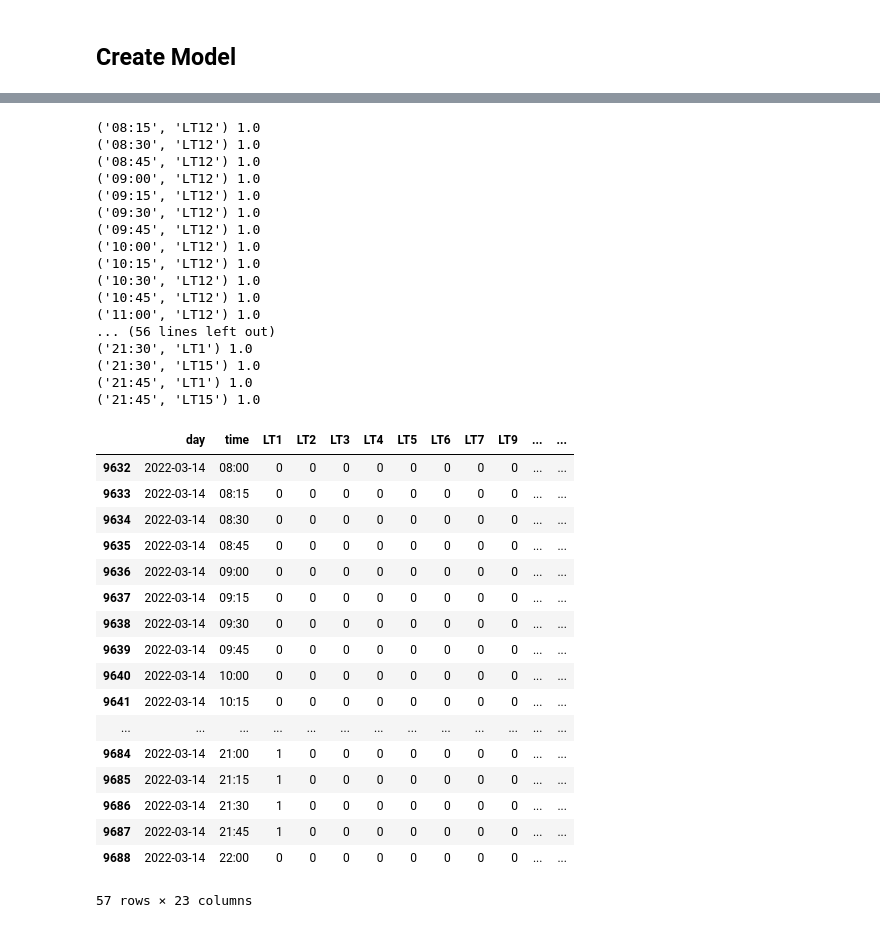
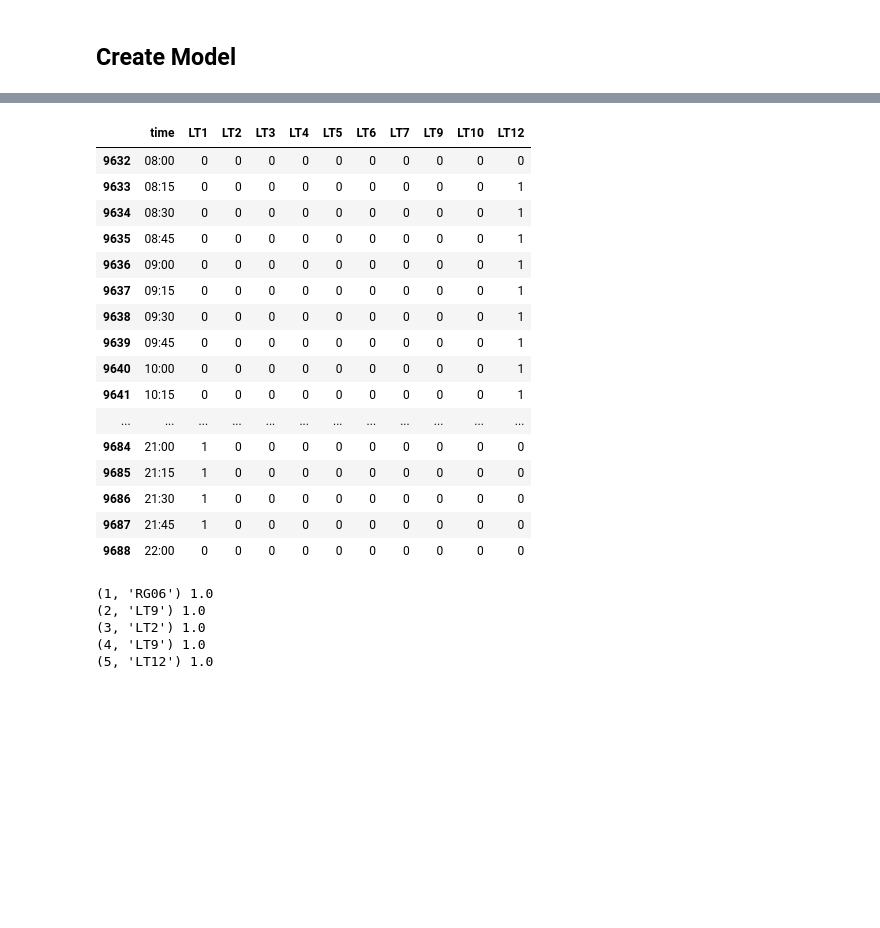
Before and after one commit to kazmer97/am13-group-project, a Jupyter notebook: project-prototype.ipynb, the cells around one changed output, grey strips where cells are left out. Drawn from its saved outputs; the diff is of its cells as text; code cells hidden in the pictures; blank space fills up the shorter version.

```diff
--- a/project-prototype.ipynb
+++ b/project-prototype.ipynb
@@ -350,43 +384,30 @@ x=test.get_booking_variables()
+# %%
+test.daily_table.loc[(test.daily_table.day == '2022-03-14') & (test.daily_table.time >= '08:00')& (test.daily_table.time <= '22:00'), "time":"LT12"]
+# %% [output]
+|  | time | LT1 | LT2 | LT3 | LT4 | LT5 | LT6 | LT7 | LT9 | LT10 | LT12 |
+| 9632 | 08:00 | 0 | 0 | 0 | 0 | 0 | 0 | 0 | 0 | 0 | 0 |
+| 9633 | 08:15 | 0 | 0 | 0 | 0 | 0 | 0 | 0 | 0 | 0 | 1 |
+| 9634 | 08:30 | 0 | 0 | 0 | 0 | 0 | 0 | 0 | 0 | 0 | 1 |
+| 9635 | 08:45 | 0 | 0 | 0 | 0 | 0 | 0 | 0 | 0 | 0 | 1 |
+| 9636 | 09:00 | 0 | 0 | 0 | 0 | 0 | 0 | 0 | 0 | 0 | 1 |
+| 9637 | 09:15 | 0 | 0 | 0 | 0 | 0 | 0 | 0 | 0 | 0 | 1 |
+| 9638 | 09:30 | 0 | 0 | 0 | 0 | 0 | 0 | 0 | 0 | 0 | 1 |
+| 9639 | 09:45 | 0 | 0 | 0 | 0 | 0 | 0 | 0 | 0 | 0 | 1 |
+| 9640 | 10:00 | 0 | 0 | 0 | 0 | 0 | 0 | 0 | 0 | 0 | 1 |
+| 9641 | 10:15 | 0 | 0 | 0 | 0 | 0 | 0 | 0 | 0 | 0 | 1 |
+| ... | ... | ... | ... | ... | ... | ... | ... | ... | ... | ... | ... |
+| 9684 | 21:00 | 1 | 0 | 0 | 0 | 0 | 0 | 0 | 0 | 0 | 0 |
+| 9685 | 21:15 | 1 | 0 | 0 | 0 | 0 | 0 | 0 | 0 | 0 | 0 |
+| 9686 | 21:30 | 1 | 0 | 0 | 0 | 0 | 0 | 0 | 0 | 0 | 0 |
+| 9687 | 21:45 | 1 | 0 | 0 | 0 | 0 | 0 | 0 | 0 | 0 | 0 |
+| 9688 | 22:00 | 0 | 0 | 0 | 0 | 0 | 0 | 0 | 0 | 0 | 0 |
 # %%
-for k,v in x.items():
-    if v >0:
+for k,v in y.items():
+    if v > 0:
         print(k,v)
 # %% [output]
-('08:15', 'LT12') 1.0
-('08:30', 'LT12') 1.0
-('08:45', 'LT12') 1.0
-('09:00', 'LT12') 1.0
-('09:15', 'LT12') 1.0
-('09:30', 'LT12') 1.0
-('09:45', 'LT12') 1.0
-('10:00', 'LT12') 1.0
-('10:15', 'LT12') 1.0
-('10:30', 'LT12') 1.0
-('10:45', 'LT12') 1.0
-('11:00', 'LT12') 1.0
-... (56 lines left out)
-('21:30', 'LT1') 1.0
-('21:30', 'LT15') 1.0
-('21:45', 'LT1') 1.0
-('21:45', 'LT15') 1.0
+(1, 'RG06') 1.0
+(2, 'LT9') 1.0
+(3, 'LT2') 1.0
+(4, 'LT9') 1.0
+(5, 'LT12') 1.0
-# %%
-scheduling_table.loc[(scheduling_table.day == '2022-03-14') & (scheduling_table.time >= '08:00')& (scheduling_table.time <= '22:00')]
-# %% [output]
-|  | day | time | LT1 | LT2 | LT3 | LT4 | LT5 | LT6 | LT7 | LT9 | ... | ... |
-| 9632 | 2022-03-14 | 08:00 | 0 | 0 | 0 | 0 | 0 | 0 | 0 | 0 | ... | ... |
-| 9633 | 2022-03-14 | 08:15 | 0 | 0 | 0 | 0 | 0 | 0 | 0 | 0 | ... | ... |
-| 9634 | 2022-03-14 | 08:30 | 0 | 0 | 0 | 0 | 0 | 0 | 0 | 0 | ... | ... |
-| 9635 | 2022-03-14 | 08:45 | 0 | 0 | 0 | 0 | 0 | 0 | 0 | 0 | ... | ... |
-| 9636 | 2022-03-14 | 09:00 | 0 | 0 | 0 | 0 | 0 | 0 | 0 | 0 | ... | ... |
-| 9637 | 2022-03-14 | 09:15 | 0 | 0 | 0 | 0 | 0 | 0 | 0 | 0 | ... | ... |
-| 9638 | 2022-03-14 | 09:30 | 0 | 0 | 0 | 0 | 0 | 0 | 0 | 0 | ... | ... |
-| 9639 | 2022-03-14 | 09:45 | 0 | 0 | 0 | 0 | 0 | 0 | 0 | 0 | ... | ... |
-| 9640 | 2022-03-14 | 10:00 | 0 | 0 | 0 | 0 | 0 | 0 | 0 | 0 | ... | ... |
-| 9641 | 2022-03-14 | 10:15 | 0 | 0 | 0 | 0 | 0 | 0 | 0 | 0 | ... | ... |
-| ... | ... | ... | ... | ... | ... | ... | ... | ... | ... | ... | ... | ... |
-| 9684 | 2022-03-14 | 21:00 | 1 | 0 | 0 | 0 | 0 | 0 | 0 | 0 | ... | ... |
-| 9685 | 2022-03-14 | 21:15 | 1 | 0 | 0 | 0 | 0 | 0 | 0 | 0 | ... | ... |
-| 9686 | 2022-03-14 | 21:30 | 1 | 0 | 0 | 0 | 0 | 0 | 0 | 0 | ... | ... |
-| 9687 | 2022-03-14 | 21:45 | 1 | 0 | 0 | 0 | 0 | 0 | 0 | 0 | ... | ... |
-| 9688 | 2022-03-14 | 22:00 | 0 | 0 | 0 | 0 | 0 | 0 | 0 | 0 | ... | ... |
-57 rows × 23 columns
```
Also changed, not shown: parts of 13 cells of this notebook.
